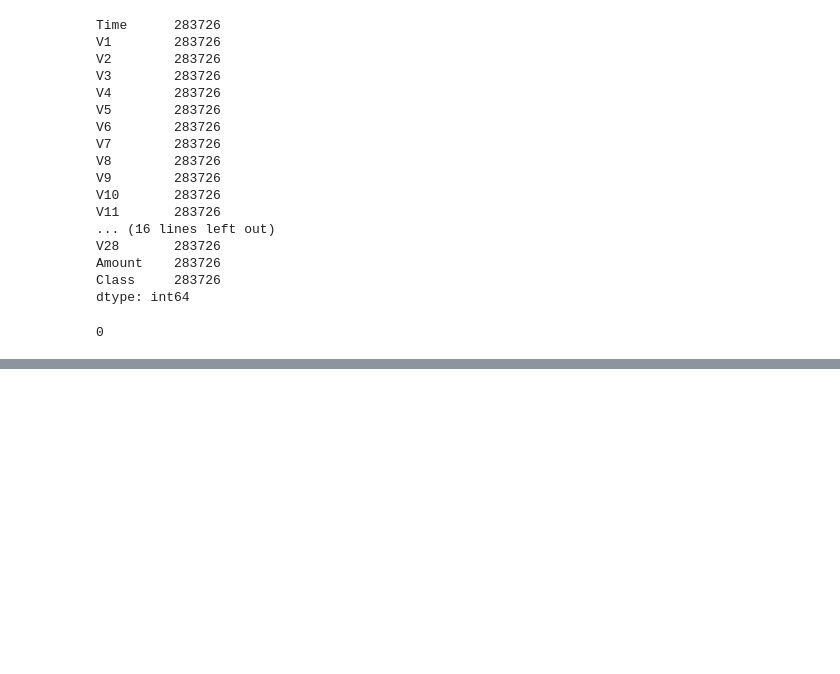
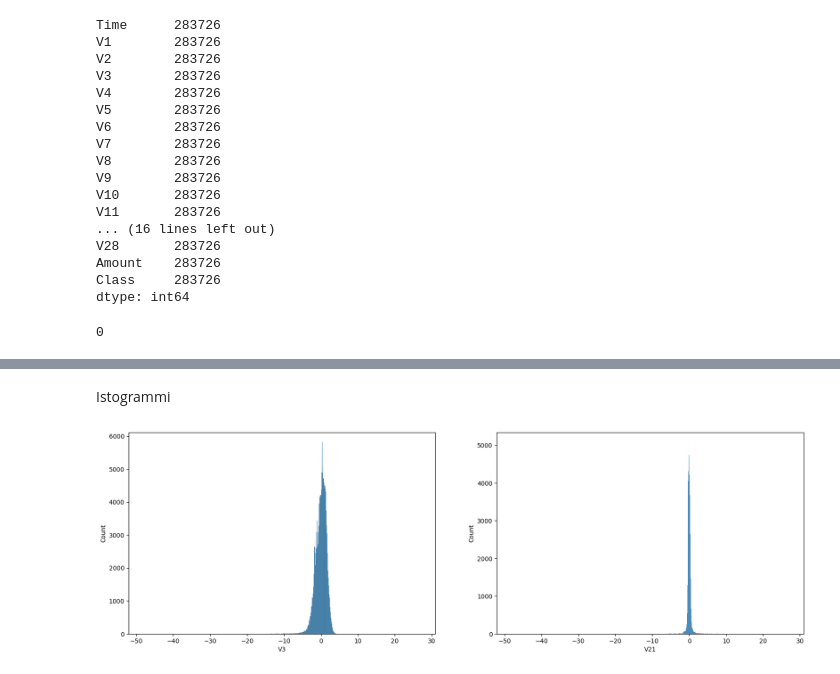
Before and after one commit to FrankDena/ProgettoML, a Jupyter notebook: progetto.ipynb, the cells around one changed output, grey strips where cells are left out. Saved outputs shown, nothing was run; the diff lists cells and outputs as text; code cells hidden in the pictures; blank space fills up the shorter version.

```diff
--- a/progetto.ipynb
+++ b/progetto.ipynb
@@ -100,0 +132,15 @@ dataset.isnull().values.sum()
+# %% [markdown]
+Istogrammi
+# %%
+# i seguenti istogrammi mostrano come le osservazioni siano quasi tutte in un intorno del valor medio
+# (qui circa 0 per le feature V3 e V21); è però evidente come le osservazioni della feature V3 hanno
+# una varianza maggiore rispetto a quelle della feature V21.
+f, axes = plt.subplots(1, 2, figsize=(20, 6), sharex=True)
+sns.histplot(dataset['V3'],ax=axes[0])
+sns.histplot(dataset['V21'],ax=axes[1])
+
+plt.show()
+plt.clf()
+plt.close()
+# %% [output]
+[figure, added]
```
Also changed, not shown: parts of 11 cells of this notebook.
